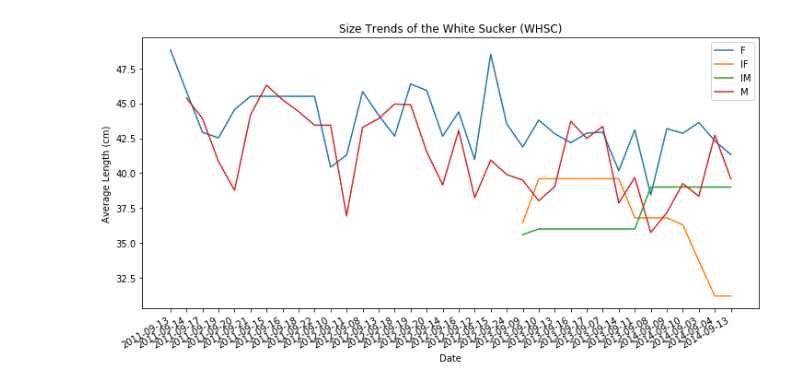
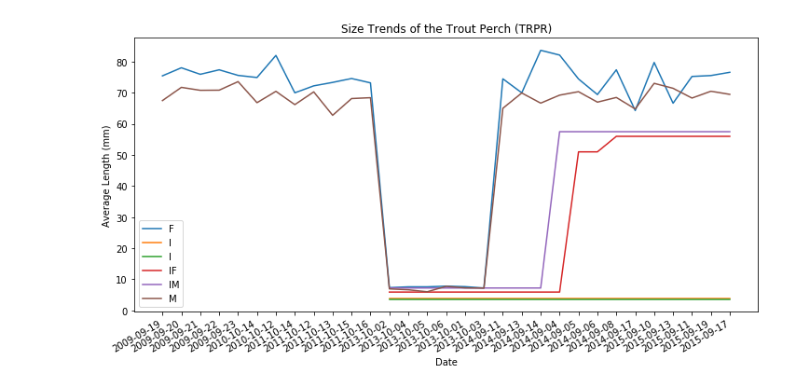
Before and after one commit to Christopher-Wang/OpenGovernment, a Jupyter notebook: OilSands.ipynb, the cells around one changed output. Cells and saved outputs as stored; diff of their text form; code cells hidden in the pictures.

```diff
--- a/OilSands.ipynb
+++ b/OilSands.ipynb
@@ -20,8 +21,9 @@ paths = os.listdir(data_dir)
 # %%
-FishHealth = pd.read_csv(data_dir + paths[4])
-FishHealth = FishHealth.replace({'-':None})
+FishHealth = pd.read_csv(data_dir + paths[-2])
 FishHealth.index = np.arange(len(FishHealth))
+FishHealth['Gonad Weight (g)'] = FishHealth['Gonad Weight (g)'].replace({'-':None, 'x':None, '?':None})
 FishHealth['Sex'] = FishHealth['Sex (M=Male; F=Female; I=Indeterminate; IM=Immature Male; IF=Immature Female)']
 FishHealth['Date'] = FishHealth['Date (yyyy-mm-dd)']
+FishHealth['Date'] = pd.to_datetime(FishHealth['Date'])
 FishHealth = FishHealth.drop(['Sex (M=Male; F=Female; I=Indeterminate; IM=Immature Male; IF=Immature Female)' , 'Date (yyyy-mm-dd)'], axis=1)
 dates = FishHealth['Date'].unique()
@@ -71,21 +103,21 @@ plt.show()
 # %%
 #Generate Length data
-weight = FishHealth.groupby(['Date', 'Sex'])['Length      (cm)'].mean()
+weight = FishHealth.groupby(['Date', 'Sex'])['Length (mm)'].mean()
 weight = weight.reset_index()
 
 #Visalize weight data
 plt.rcParams['figure.figsize'] = [12, 6]
 fig, ax = plt.subplots(nrows = 1, ncols = 1)
 for key, grp in weight.groupby(['Sex']):
     grp = pd.DataFrame(dates, columns=['Date']).merge(grp, how='left',on='Date')
     grp = grp.fillna(method='ffill')
-    ax.plot(grp['Date'], grp['Length      (cm)'], label=key)
+    ax.plot(grp['Date'], grp['Length (mm)'], label=key)
 
 fig.autofmt_xdate()
 ax.set_title('Size Trends of the ' + FishHealth.iloc[0]["Species"])
 ax.set_xlabel('Date')
-ax.set_ylabel('Average Length (cm)')
+ax.set_ylabel('Average Length (mm)')
 plt.legend(loc='best')
 plt.show()
 # %% [output]
-[figure, old version]
+[figure, new version]
```
Also changed, not shown: parts of 13 cells of this notebook.
